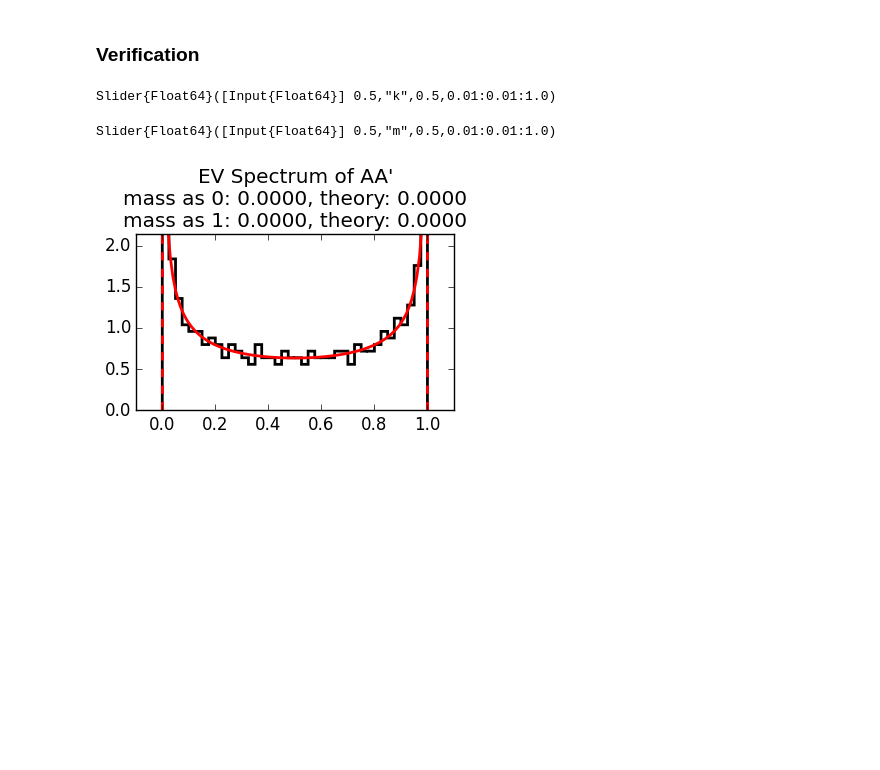
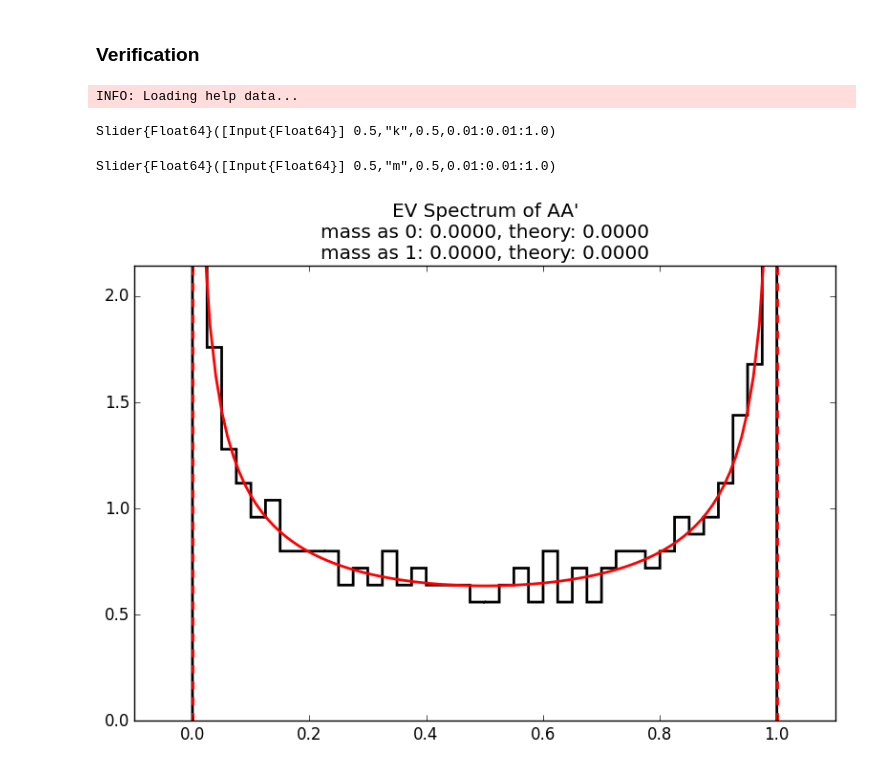
Before and after one commit to ganguli-lab/single-trial, a Jupyter notebook: notebooks/Analysis - Static Low-D Stim Decoding, Eigen Spectrum Proof.ipynb, the cells around one changed output. Cells and saved outputs as stored; diff of their text form; code cells hidden in the pictures; blank space fills up the shorter version.

```diff
--- a/notebooks/Analysis - Static Low-D Stim Decoding, Eigen Spectrum Proof.ipynb
+++ b/notebooks/Analysis - Static Low-D Stim Decoding, Eigen Spectrum Proof.ipynb
@@ -51,40 +51,42 @@ $$
 # %% [markdown]
 ### Verification
 # %%
-using PyPlot, Interact
+using PyPlot
+using Interact
+PyPlot.svg(true)
 
-f = figure(figsize=(4, 3))
+f = figure(figsize=(8, 6))
 N = 1000
 delta = sqrt(eps(Float64))
 @manipulate for k = 0.01:0.01:1, m = 0.01:0.01:1
-    if k <= m
-        K, M = int(k * N), int(m * N)
-        U = qr(randn(N, K))[1]
-        S = eye(N)[randperm(N)[1:M], :]
-        es = abs(eig(S * U * U' * S')[1])
+    withfig(f) do
+        if k <= m
+            K, M = int(k * N), int(m * N)
+            U = qr(randn(N, K))[1]
+            S = eye(N)[randperm(N)[1:M], :]
+            es = abs(eig(S * U * U' * S')[1])
 
-        withfig(f) do
             lp, lm = (sqrt(k * (1 - m)) + sqrt(m * (1 - k)))^2, (sqrt(k * (1 - m)) - sqrt(m * (1 - k)))^2
             ls = linspace(lm, lp, 101)
             rho(l) = sqrt((l - lm) * (lp - l)) / 2 / pi / m / l / (1 - l)
             rhos = map(rho, ls)
 
             plt.hist(es, normed=true, histtype="step", bins=40, linewidth=2, color="k")
             plot(ls, rhos, linewidth=2, color="r")
             axvline(lp, linestyle="--", linewidth=2, color="r")
             axvline(lm, linestyle="--", linewidth=2, color="r")
             xlim([-0.1, 1.1]); ylim([0, maximum(sqrt(rhos)) * 1.2])
 
             zm, zm_theory = @sprintf("%.4f", sum(es .< delta) / M), @sprintf("%.4f", (m - k) / m)
             om, om_theory = @sprintf("%.4f", sum(es .> 1 - delta) / M), @sprintf("%.4f", 1 - m < k ? (m + k - 1) / m : 0)
             title("EV Spectrum of AA'\nmass as 0: $zm, theory: $zm_theory\nmass as 1: $om, theory: $om_theory")
 
             tight_layout()
         end
-
     end
 end
 # %% [output]
-Slider{Float64}([Input{Float64}] 0.5,"k",0.5,0.01:0.01:1.0)
+INFO: Loading help data...
-Slider{Float64}([Input{Float64}] 0.5,"m",0.5,0.01:0.01:1.0)
+Slider{Float64}([Input{Float64}] 0.5,"k",0.5,0.01:0.01:1.0)
+Slider{Float64}([Input{Float64}] 0.5,"m",0.5,0.01:0.01:1.0)
-[figure, old version]
+[figure, new version]
```
Also changed, not shown: 6 other files.
